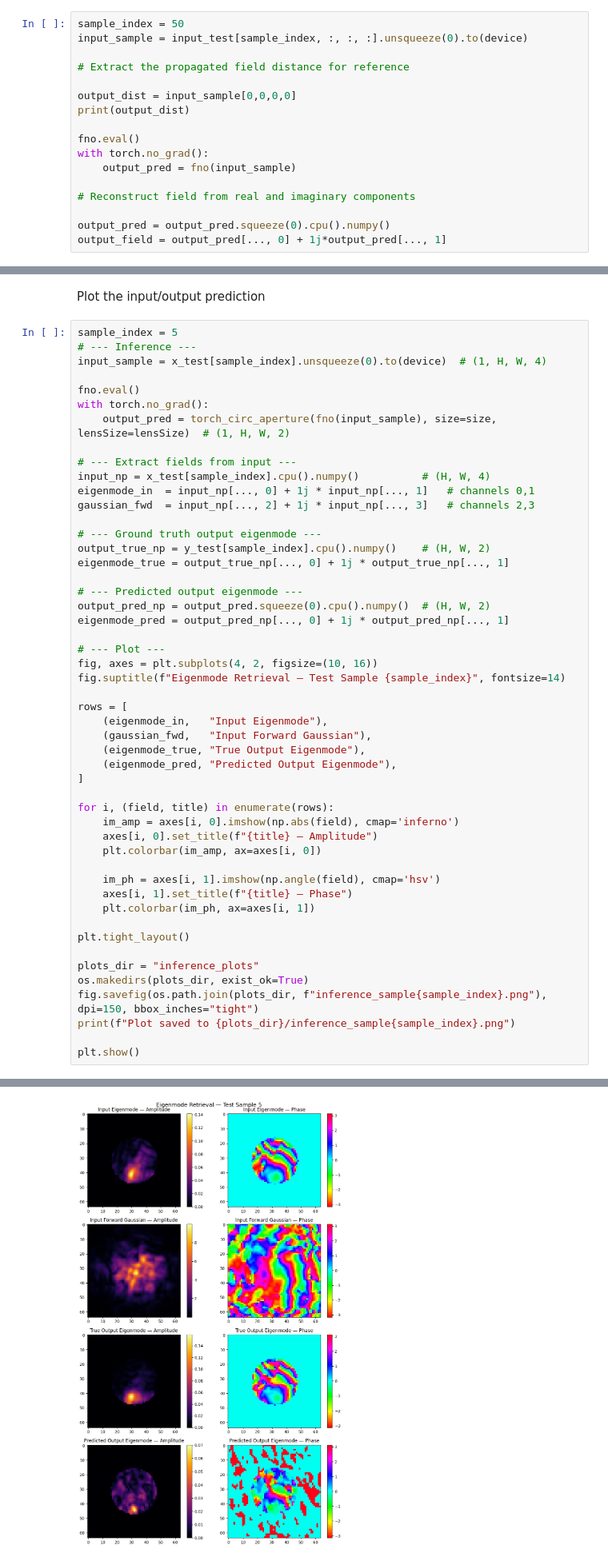
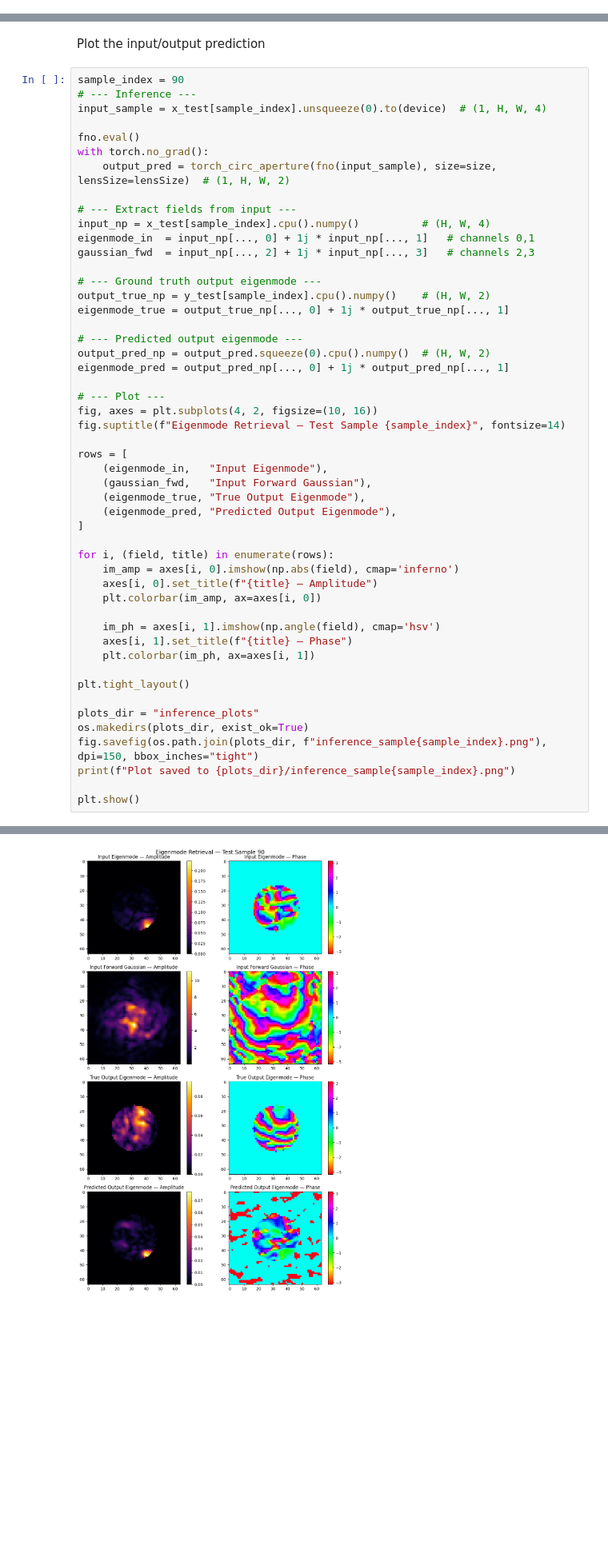
Before and after one commit to LukasScarfe/Eigen, a Jupyter notebook: learn_eigenmodes.ipynb, the cells around one changed output, grey strips where cells are left out. Shown at 80% size. Saved outputs shown, nothing was run; the diff lists cells and outputs as text; blank space fills up the shorter version.

```diff
--- a/learn_eigenmodes.ipynb
+++ b/learn_eigenmodes.ipynb
@@ -410,17 +400,0 @@ Select a sample at random fron the input data, and compute the output propagated
-# %%
-sample_index = 50
-input_sample = input_test[sample_index, :, :, :].unsqueeze(0).to(device)
-
-# Extract the propagated field distance for reference
-
-output_dist = input_sample[0,0,0,0]
-print(output_dist)
-
-fno.eval()
-with torch.no_grad():
-    output_pred = fno(input_sample)
-
-# Reconstruct field from real and imaginary components
-
-output_pred = output_pred.squeeze(0).cpu().numpy()
-output_field = output_pred[..., 0] + 1j*output_pred[..., 1]
@@ -429,7 +401,7 @@ NameError: name 'input_test' is not defined
 # %% [markdown]
 Plot the input/output prediction
 # %%
-sample_index = 5
+sample_index = 90
 # --- Inference ---
 input_sample = x_test[sample_index].unsqueeze(0).to(device)  # (1, H, W, 4)
 
@@ -483 +455 @@ Plot saved to inference_plots/inference_sample5.png
-[figure, old version]
+[figure, new version]
```
Also changed, not shown: parts of 8 cells of this notebook, 3 other files.
